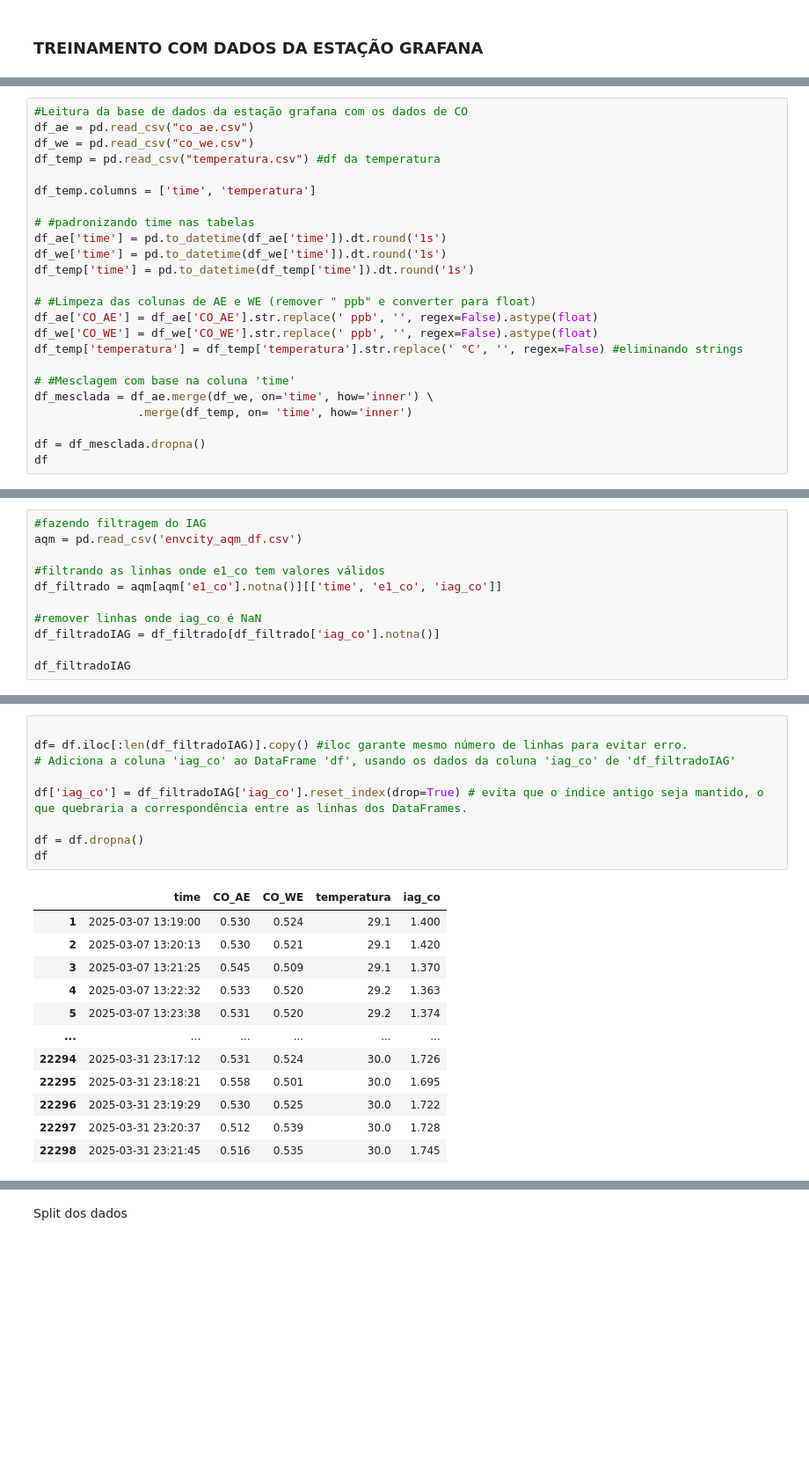
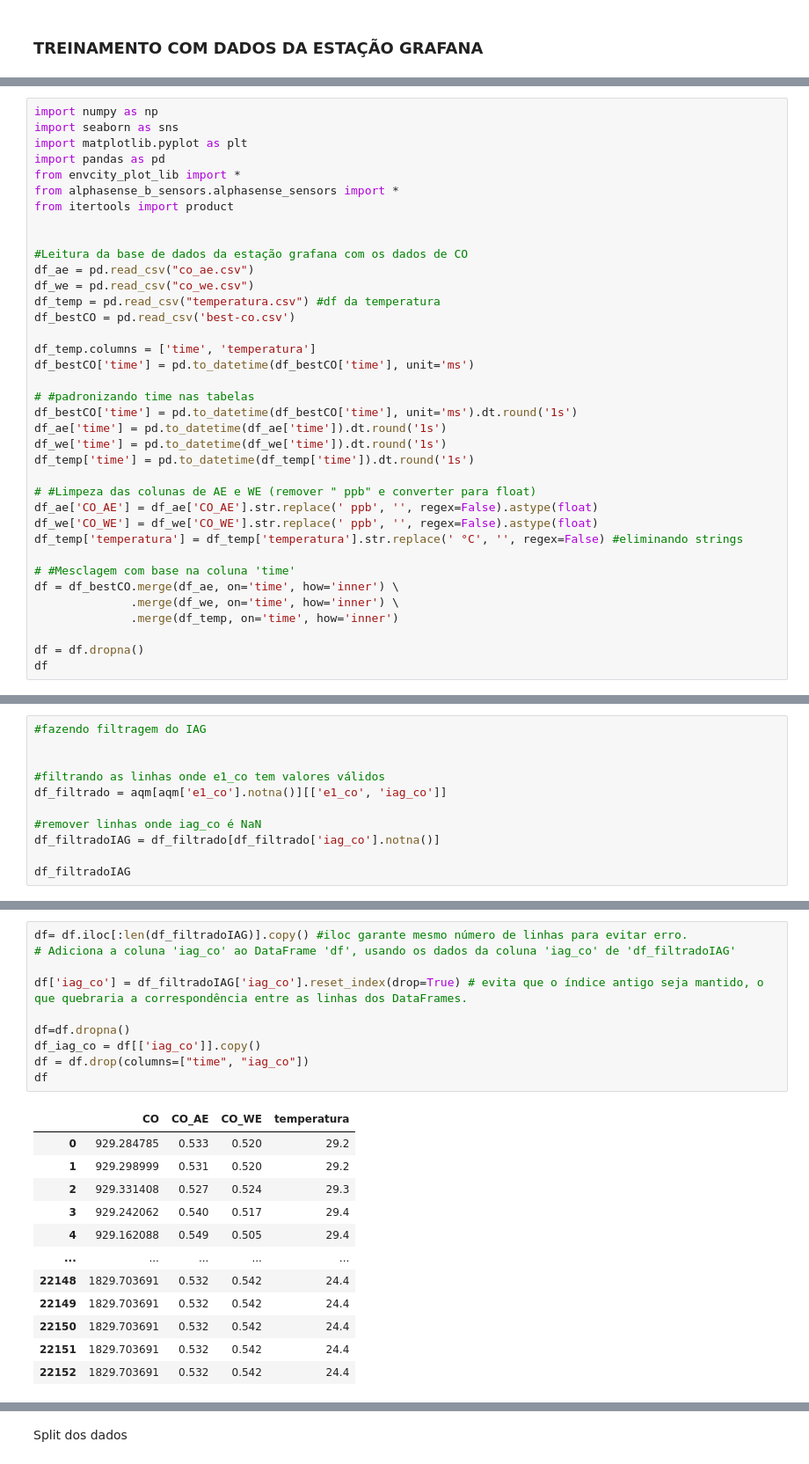
Before and after one commit to pedromujica1/aqm-dataset, a Jupyter notebook: estacao-grafana/Air_Quality_Analysis_IAG_and_Envcity_Data.ipynb, the cells around one changed output, grey strips where cells are left out. Shown: that part at 88% size. Cells and saved outputs as stored; diff of their text form; blank space fills up the shorter version.

```diff
--- a/estacao-grafana/Air_Quality_Analysis_IAG_and_Envcity_Data.ipynb
+++ b/estacao-grafana/Air_Quality_Analysis_IAG_and_Envcity_Data.ipynb
@@ -424,12 +436,24 @@ Xco
 # %%
+import numpy as np
+import seaborn as sns
+import matplotlib.pyplot as plt
+import pandas as pd
+from envcity_plot_lib import *
+from alphasense_b_sensors.alphasense_sensors import *
+from itertools import product
+
+
 #Leitura da base de dados da estação grafana com os dados de CO
 df_ae = pd.read_csv("co_ae.csv")
 df_we = pd.read_csv("co_we.csv")
 df_temp = pd.read_csv("temperatura.csv") #df da temperatura
+df_bestCO = pd.read_csv('best-co.csv')
 
 df_temp.columns = ['time', 'temperatura']
+df_bestCO['time'] = pd.to_datetime(df_bestCO['time'], unit='ms')
 
 # #padronizando time nas tabelas
+df_bestCO['time'] = pd.to_datetime(df_bestCO['time'], unit='ms').dt.round('1s')
 df_ae['time'] = pd.to_datetime(df_ae['time']).dt.round('1s')
 df_we['time'] = pd.to_datetime(df_we['time']).dt.round('1s')
 df_temp['time'] = pd.to_datetime(df_temp['time']).dt.round('1s')
@@ -440,9 +464,10 @@ df_we['CO_WE'] = df_we['CO_WE'].str.replace(' ppb', '', regex=False).astype(floa
 df_temp['temperatura'] = df_temp['temperatura'].str.replace(' °C', '', regex=False) #eliminando strings
 
 # #Mesclagem com base na coluna 'time'
-df_mesclada = df_ae.merge(df_we, on='time', how='inner') \
-               .merge(df_temp, on= 'time', how='inner')
+df = df_bestCO.merge(df_ae, on='time', how='inner') \
+              .merge(df_we, on='time', how='inner') \
+              .merge(df_temp, on='time', how='inner')
 
-df = df_mesclada.dropna()
+df = df.dropna()
 df
 # %% [output]
@@ -462,9 +542,9 @@ df
 # %%
 #fazendo filtragem do IAG
-aqm = pd.read_csv('envcity_aqm_df.csv')
+
 
 #filtrando as linhas onde e1_co tem valores válidos
-df_filtrado = aqm[aqm['e1_co'].notna()][['time', 'e1_co', 'iag_co']]
+df_filtrado = aqm[aqm['e1_co'].notna()][['e1_co', 'iag_co']]
 
 #remover linhas onde iag_co é NaN
 df_filtradoIAG = df_filtrado[df_filtrado['iag_co'].notna()]
@@ -487,22 +568,23 @@ df_filtradoIAG
 # %%
-
 df= df.iloc[:len(df_filtradoIAG)].copy() #iloc garante mesmo número de linhas para evitar erro.
 # Adiciona a coluna 'iag_co' ao DataFrame 'df', usando os dados da coluna 'iag_co' de 'df_filtradoIAG'
 
 df['iag_co'] = df_filtradoIAG['iag_co'].reset_index(drop=True) # evita que o índice antigo seja mantido, o que quebraria a correspondência entre as linhas dos DataFrames.
 
-df = df.dropna()
+df=df.dropna()
+df_iag_co = df[['iag_co']].copy()
+df = df.drop(columns=["time", "iag_co"])
 df
 # %% [output]
-|  | time | CO_AE | CO_WE | temperatura | iag_co |
-| 1 | 2025-03-07 13:19:00 | 0.530 | 0.524 | 29.1 | 1.400 |
-| 2 | 2025-03-07 13:20:13 | 0.530 | 0.521 | 29.1 | 1.420 |
-| 3 | 2025-03-07 13:21:25 | 0.545 | 0.509 | 29.1 | 1.370 |
-| 4 | 2025-03-07 13:22:32 | 0.533 | 0.520 | 29.2 | 1.363 |
-| 5 | 2025-03-07 13:23:38 | 0.531 | 0.520 | 29.2 | 1.374 |
-| ... | ... | ... | ... | ... | ... |
-| 22294 | 2025-03-31 23:17:12 | 0.531 | 0.524 | 30.0 | 1.726 |
-| 22295 | 2025-03-31 23:18:21 | 0.558 | 0.501 | 30.0 | 1.695 |
-| 22296 | 2025-03-31 23:19:29 | 0.530 | 0.525 | 30.0 | 1.722 |
-| 22297 | 2025-03-31 23:20:37 | 0.512 | 0.539 | 30.0 | 1.728 |
-| 22298 | 2025-03-31 23:21:45 | 0.516 | 0.535 | 30.0 | 1.745 |
+|  | CO | CO_AE | CO_WE | temperatura |
+| 0 | 929.284785 | 0.533 | 0.520 | 29.2 |
+| 1 | 929.298999 | 0.531 | 0.520 | 29.2 |
+| 2 | 929.331408 | 0.527 | 0.524 | 29.3 |
+| 3 | 929.242062 | 0.540 | 0.517 | 29.4 |
+| 4 | 929.162088 | 0.549 | 0.505 | 29.4 |
+| ... | ... | ... | ... | ... |
+| 22148 | 1829.703691 | 0.532 | 0.542 | 24.4 |
+| 22149 | 1829.703691 | 0.532 | 0.542 | 24.4 |
+| 22150 | 1829.703691 | 0.532 | 0.542 | 24.4 |
+| 22151 | 1829.703691 | 0.532 | 0.542 | 24.4 |
+| 22152 | 1829.703691 | 0.532 | 0.542 | 24.4 |
```
Also changed, not shown: parts of 32 cells of this notebook, 2 other files.
